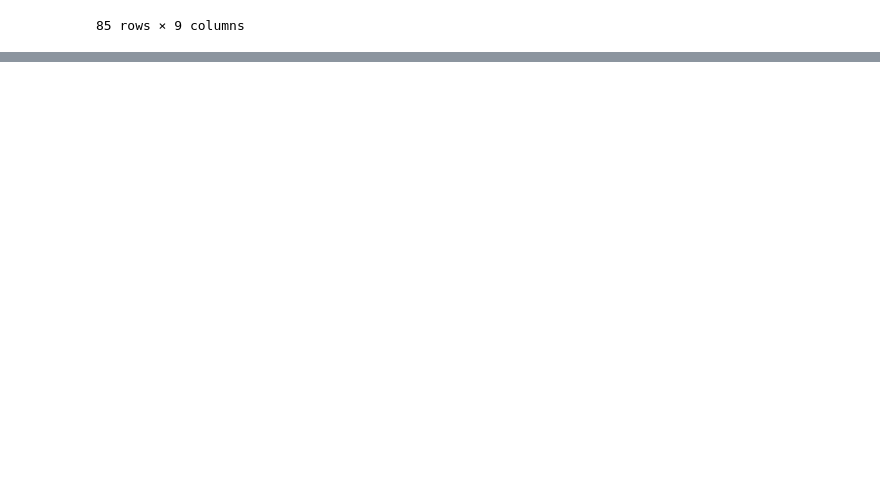
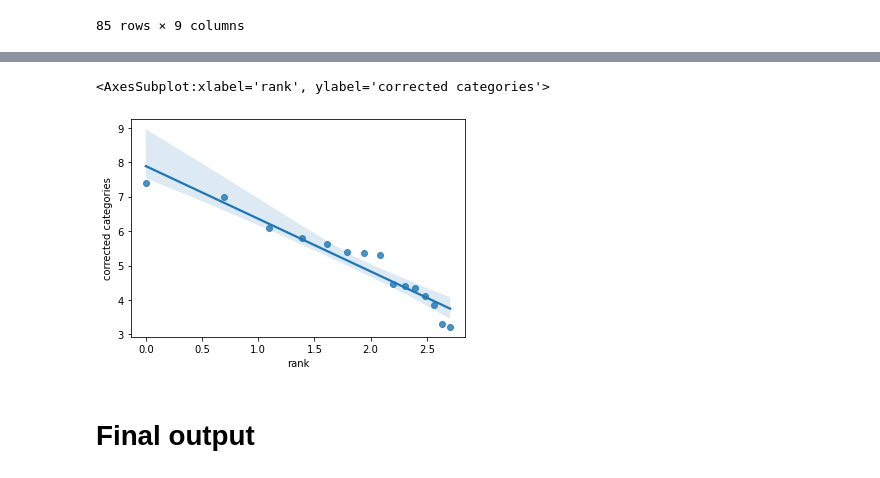
Before and after one commit to georgiarichards/georgiarichards.github.io, a Jupyter notebook: data/Web_scraper_PFDs.ipynb, the cells around one changed output, grey strips where cells are left out. Cells and saved outputs as stored; diff of their text form; code cells hidden in the pictures; blank space fills up the shorter version.

```diff
--- a/data/Web_scraper_PFDs.ipynb
+++ b/data/Web_scraper_PFDs.ipynb
@@ -735,0 +939,8 @@ areas
+# %%
+import seaborn as sns
+sns.regplot(x=categories_frame["rank"][:-2], y=categories_frame["corrected categories"][:-2])
+# %% [output]
+<AxesSubplot:xlabel='rank', ylabel='corrected categories'>
+[figure, added]
+# %% [markdown]
+# Final output
```
Also changed, not shown: parts of 31 cells of this notebook, 8 other files.
